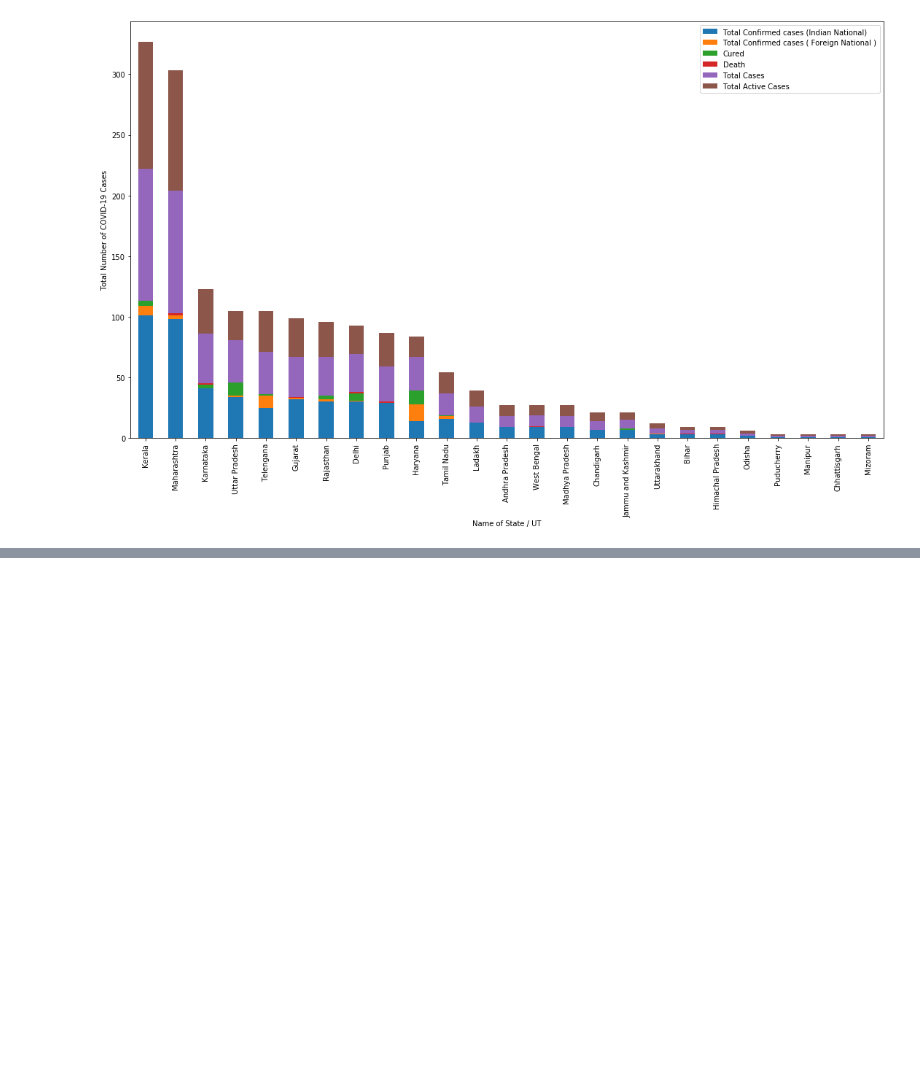
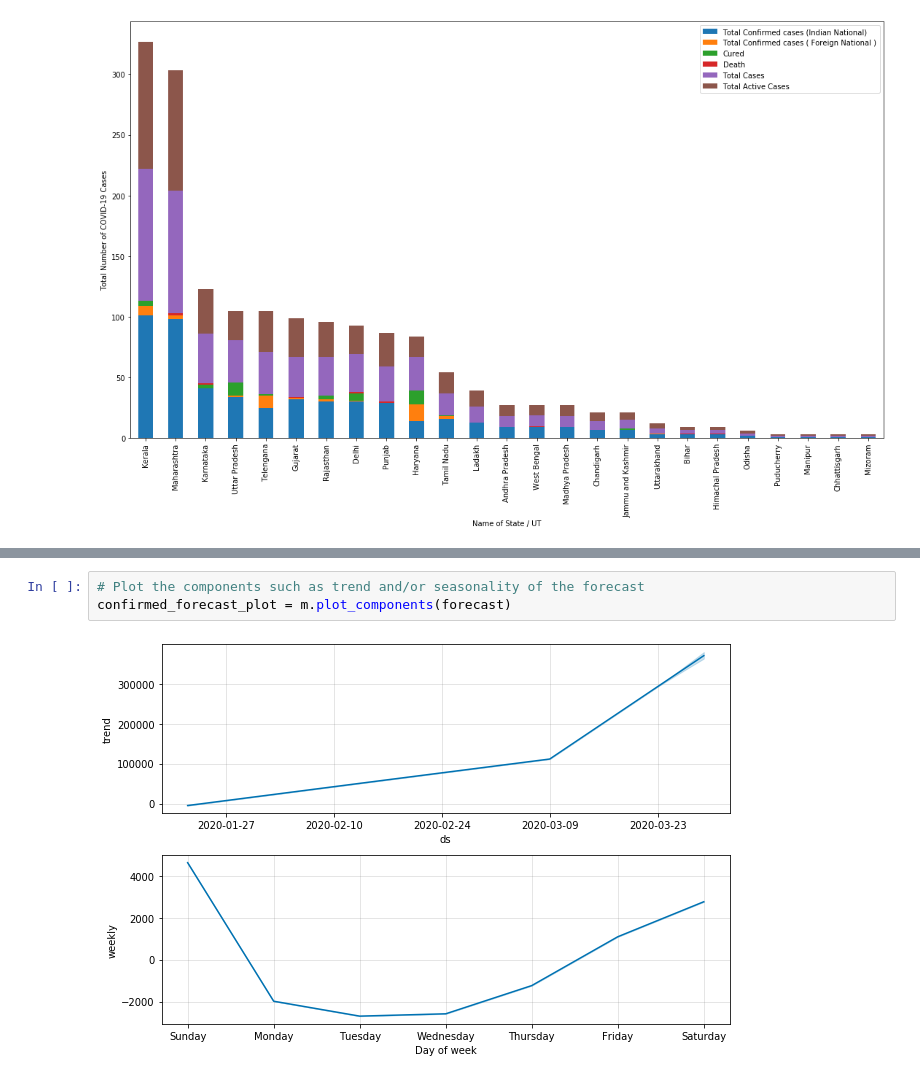
Before and after one commit to satishukadam/notebooks, a Jupyter notebook: Covid_Study.ipynb, the cells around one changed output, grey strips where cells are left out. Drawn from its saved outputs; the diff is of its cells as text; blank space fills up the shorter version.

```diff
--- a/Covid_Study.ipynb
+++ b/Covid_Study.ipynb
@@ -155,0 +269,5 @@ plt.show()
+# %%
+# Plot the components such as trend and/or seasonality of the forecast
+confirmed_forecast_plot = m.plot_components(forecast)
+# %% [output]
+[figure, added]
```
Also changed, not shown: parts of 16 cells of this notebook.
